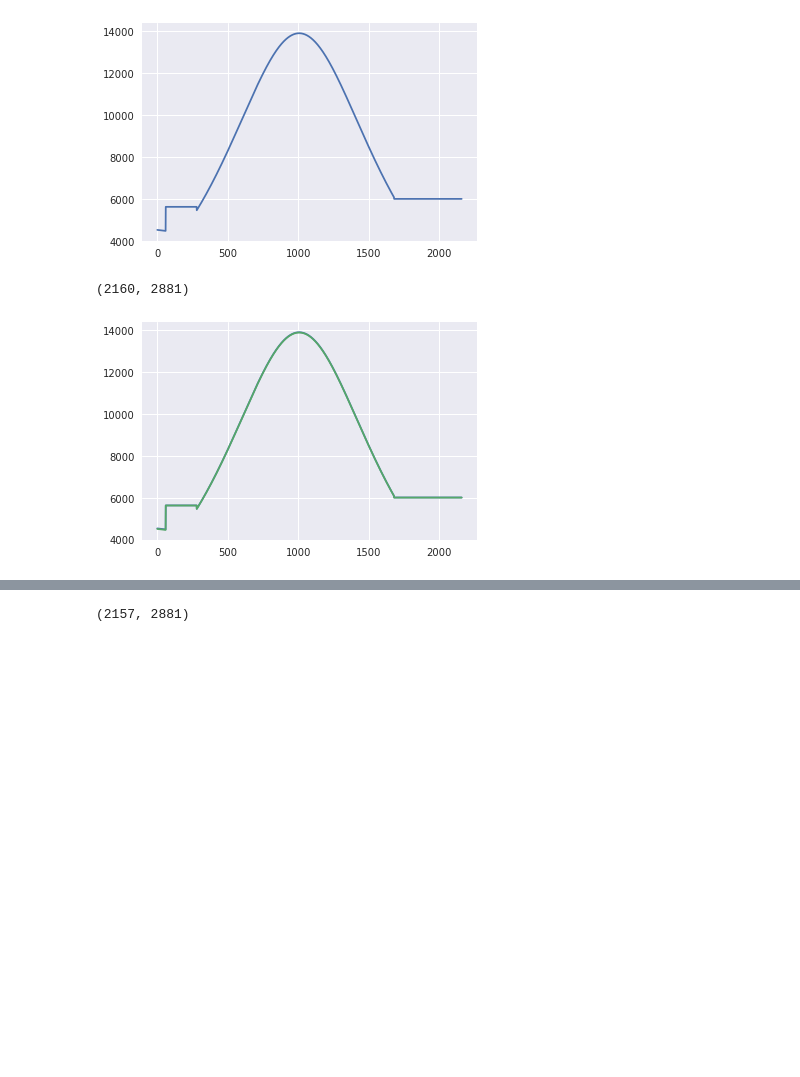
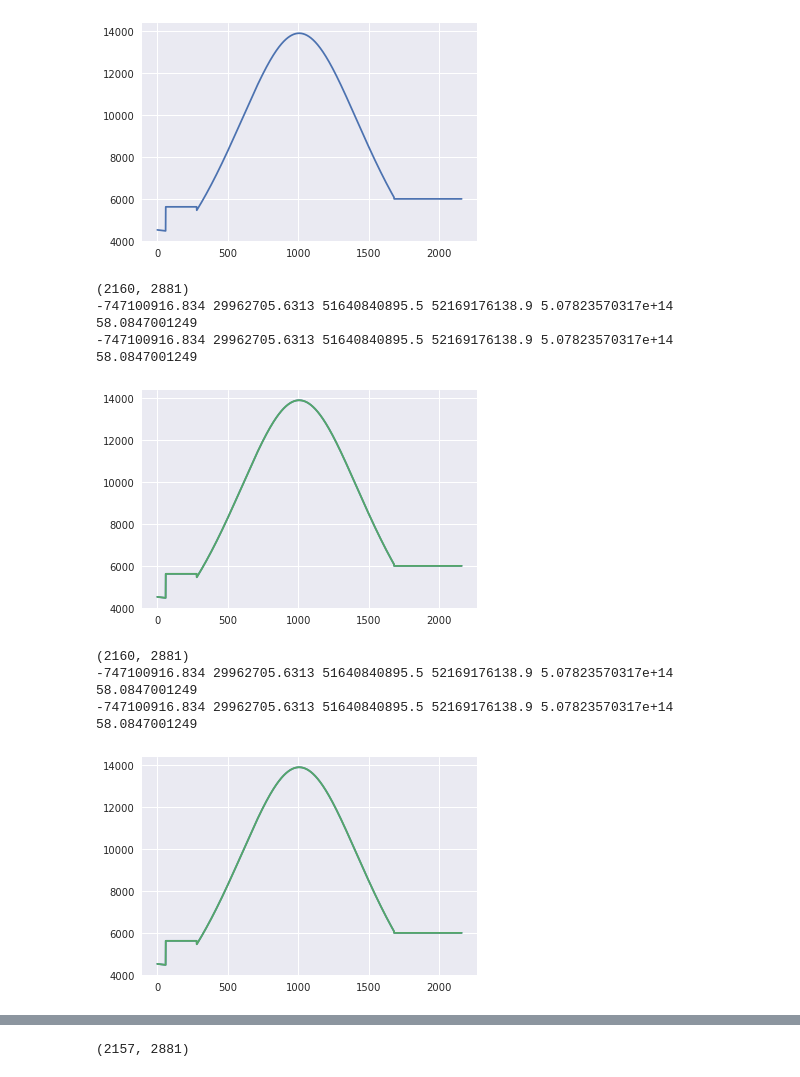
Before and after one commit to nikizadehgfdl/grid_generation, a Jupyter notebook: jupynotebooks/inspect_grid_file.ipynb, the cells around one changed output, grey strips where cells are left out. Saved outputs shown, nothing was run; the diff lists cells and outputs as text; code cells hidden in the pictures; blank space fills up the shorter version.

```diff
--- a/jupynotebooks/inspect_grid_file.ipynb
+++ b/jupynotebooks/inspect_grid_file.ipynb
@@ -69,13 +87,46 @@ plt.plot(dy_p25v2017[:,720]);
 # %% [output]
 (2160, 2881)
 [figure]
+# %%
+#On PAN
+### Modules
+#source $MODULESHOME/init/csh
+#module use -a /home/fms/local/modulefiles
+#module unload python netcdf nco
+#module load python/2.7.3_workstation
+#module load netcdf/4.2 intel_compilers
+#module load nco/4.3.1
+#module load mpich2
+### Work around for environment problem inside MIDAS
+#setenv PYTHONPATH $cwd/local/lib
+#
+#an106: /work/Niki.Zadeh/grid_0125/grid_new % /net2/nnz/grid_generation/ocean_grid_generator.py -f tripolar_res4_old.nc -r 4 --south_cutoff_row 81 --reproduce_MIDAS_grids
+x_p25_old_pan,y_p25_old_pan,dx_p25_old_pan,dy_p25_old_pan,area_p25_old_pan,angle_dx_p25_old_pan = read_grid_file("/work/Niki.Zadeh/grid_0125/grid_new/tripolar_res4_old.nc")
+print(dy_p25_old_pan.shape)
+plt.plot(dy_p25v2017[:,720]);
+plt.plot(dy_p25_old_pan[:,720]);
+
+print(x_p25_old_pan.sum(), y_p25_old_pan.sum(),dx_p25_old_pan.sum(), dy_p25_old_pan.sum(),area_p25_old_pan.sum(),angle_dx_p25_old_pan.sum())
+print(x_p25v2017.sum(),    y_p25v2017.sum(),   dx_p25v2017.sum(),    dy_p25v2017.sum(),area_p25v2017.sum(),angle_dx_p25v2017.sum())
+# %% [output]
+(2160, 2881)
+-747100916.834 29962705.6313 51640840895.5 52169176138.9 5.07823570317e+14 58.0847001249
+-747100916.834 29962705.6313 51640840895.5 52169176138.9 5.07823570317e+14 58.0847001249
+[figure, added]
 # %%
-#(py3) Niki.Zadeh: /net2/nnz/grid_generation/workdir $ ../ocean_grid_generator.py -f tripolar_res4_old.nc -r 4 --south_cutoff_row 81 --reproduce_MIDAS_grids
+#On workstation
+#(py3) Niki.Zadeh: /net2/nnz/grid_generation $ ./ocean_grid_generator.py -f tripolar_res4_MIDAS.nc -r 4 --south_cutoff_row 81 --reproduce_MIDAS_grids
 
-x_p25_old,y_p25_old,dx_p25_old,dy_p25_old,area_p25_old,angle_dx_p25_old = read_grid_file("/net2/nnz/grid_generation/workdir/tripolar_res4_old.nc")
-print(dy_p25_old.shape)
+x_p25_MIDAS,y_p25_MIDAS,dx_p25_MIDAS,dy_p25_MIDAS,area_p25_MIDAS,angle_dx_p25_MIDAS = read_grid_file("/net2/nnz/grid_generation/workdir/tripolar_res4_MIDAS.nc")
+print(dy_p25_MIDAS.shape)
 plt.plot(dy_p25v2017[:,720]);
-plt.plot(dy_p25_old[:,720]);
+plt.plot(dy_p25_MIDAS[:,720]);
+
+
+print(x_p25_MIDAS.sum(), y_p25_MIDAS.sum(),dx_p25_MIDAS.sum(), dy_p25_MIDAS.sum(),area_p25_MIDAS.sum(),angle_dx_p25_MIDAS.sum())
+print(x_p25v2017.sum(),    y_p25v2017.sum(),   dx_p25v2017.sum(),    dy_p25v2017.sum(),area_p25v2017.sum(),angle_dx_p25v2017.sum())
 # %% [output]
 (2160, 2881)
+-747100916.834 29962705.6313 51640840895.5 52169176138.9 5.07823570317e+14 58.0847001249
+-747100916.834 29962705.6313 51640840895.5 52169176138.9 5.07823570317e+14 58.0847001249
 [figure]
```
Also changed, not shown: parts of 10 cells of this notebook, 3 other files.
